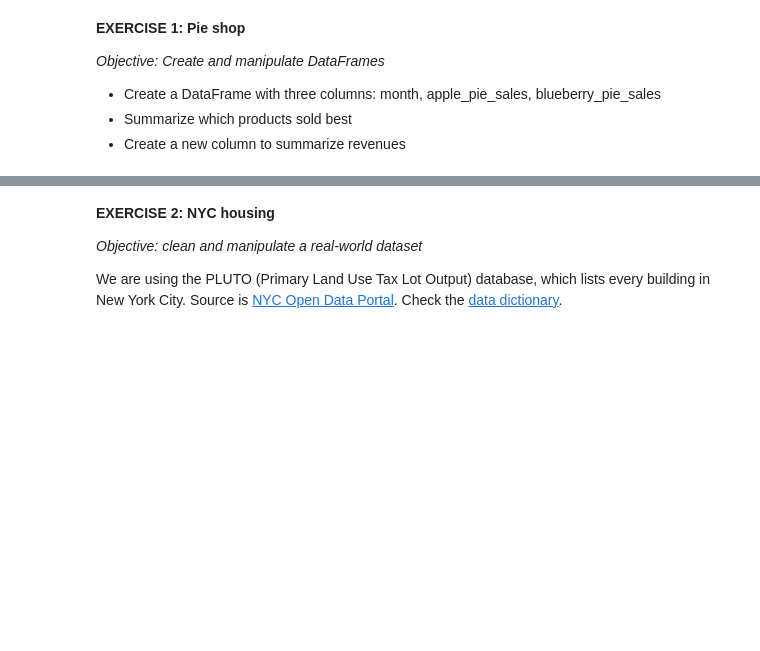
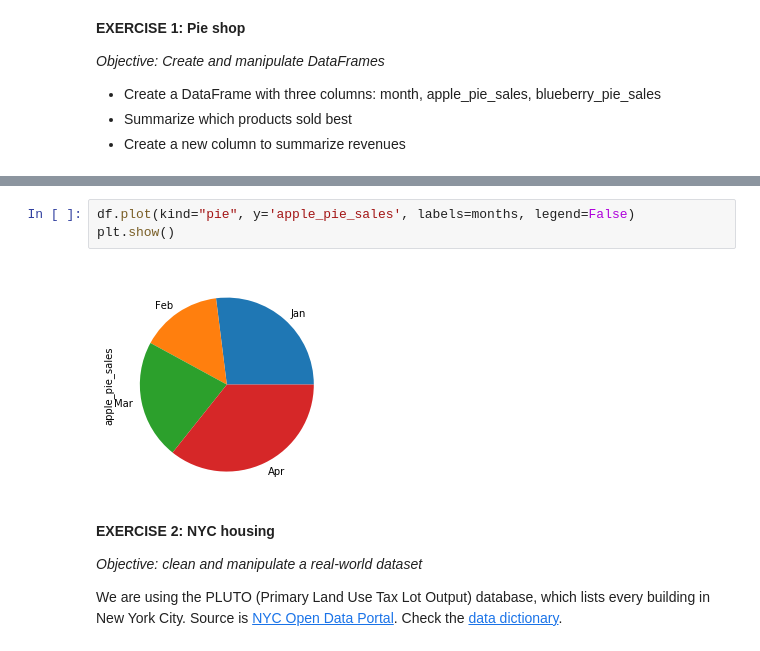
Before and after one commit to worldbank/Python-for-Data-Science, a Jupyter notebook: July_2019_Poverty_GP/day_2/lab_2_solutions.ipynb, the cells around one changed output, grey strips where cells are left out. Cells and saved outputs as stored; diff of their text form; blank space fills up the shorter version.

```diff
--- a/July_2019_Poverty_GP/day_2/lab_2_solutions.ipynb
+++ b/July_2019_Poverty_GP/day_2/lab_2_solutions.ipynb
@@ -36,3 +72,8 @@ blueberry_pie_price = 15
+# %%
+df.plot(kind="pie", y='apple_pie_sales', labels=months, legend=False)
+plt.show()
+# %% [output]
+[figure, added]
 # %% [markdown]
 __EXERCISE 2: NYC housing__
 
```
Also changed, not shown: parts of 21 cells of this notebook.
